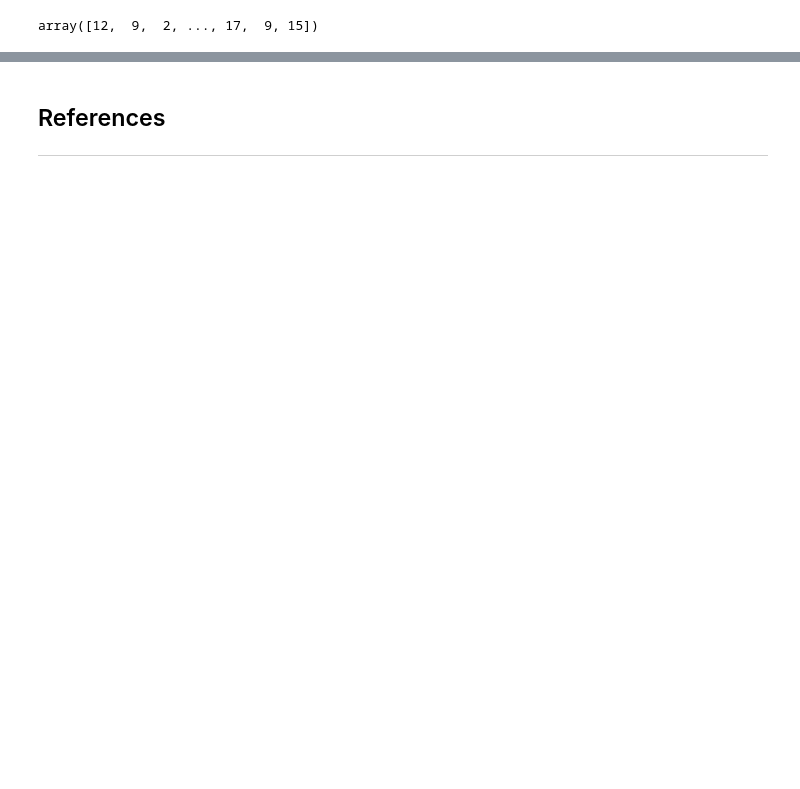
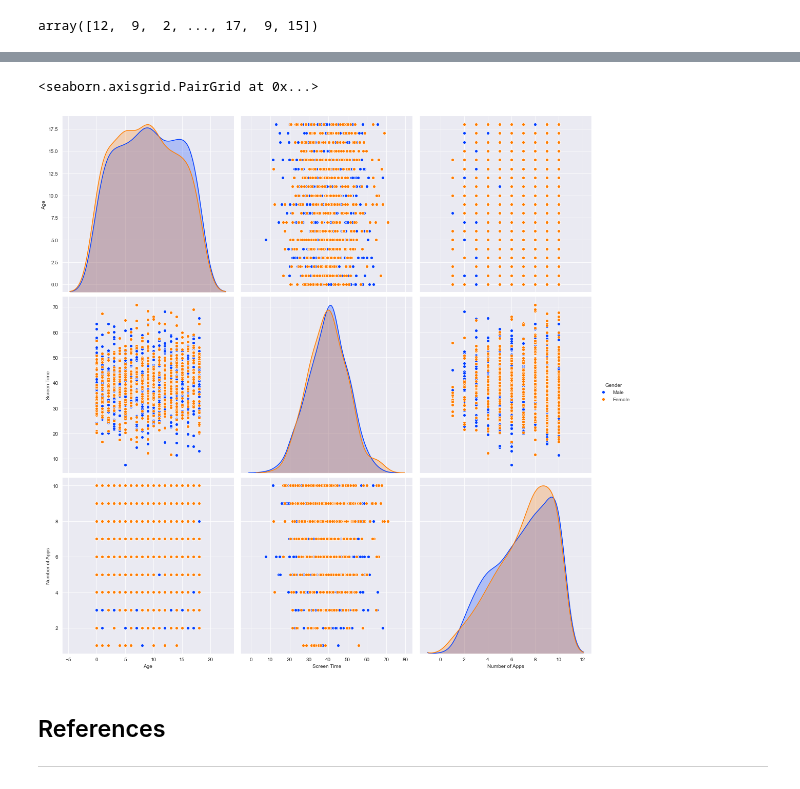
Before and after one commit to JPLee01/Programming_for_Data_Analysis-PRoject, a Jupyter notebook: Programming_for_Data_Analysis-Project.ipynb, the cells around one changed output, grey strips where cells are left out. Cells and saved outputs as stored; diff of their text form; code cells hidden in the pictures; blank space fills up the shorter version.

```diff
--- a/Programming_for_Data_Analysis-Project.ipynb
+++ b/Programming_for_Data_Analysis-Project.ipynb
@@ -393,5 +451,8 @@ sns.relplot(data=b, x="Age", y="Screen Time", hue="Number of Apps", size=g,
 # %%
-sns.pairplot(b, hue="Number of Apps")
+sns.pairplot(b, hue="Gender", height=5)
+# %% [output]
+<seaborn.axisgrid.PairGrid at 0x...>
+[figure, added]
 # %% [markdown]
 ## References
 ----------------------------------------------------
```
Also changed, not shown: parts of 16 cells of this notebook.
